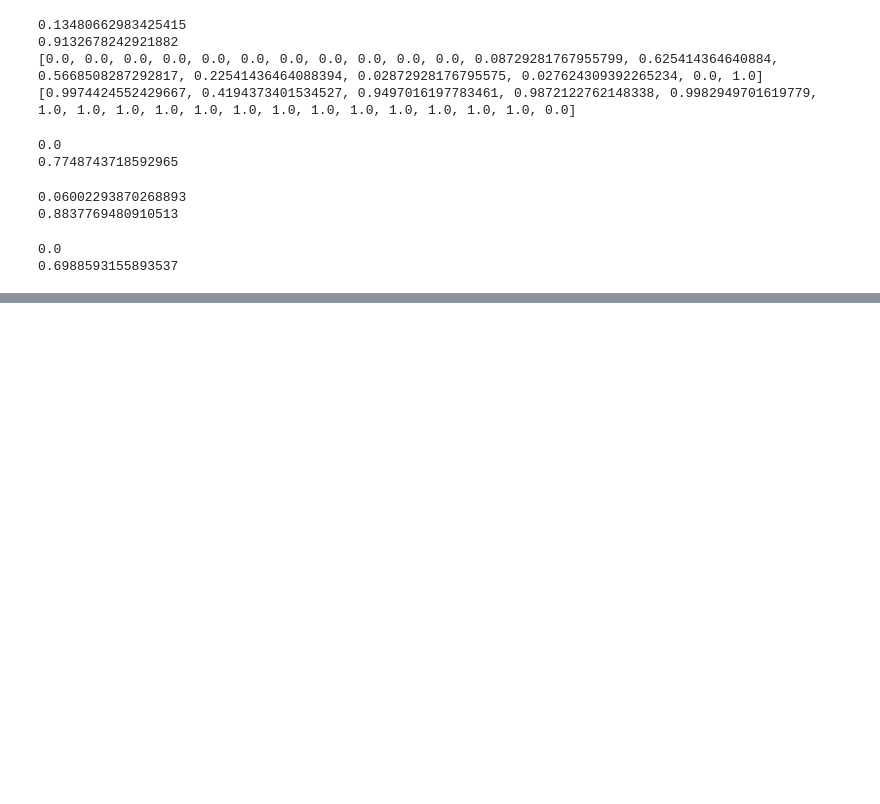
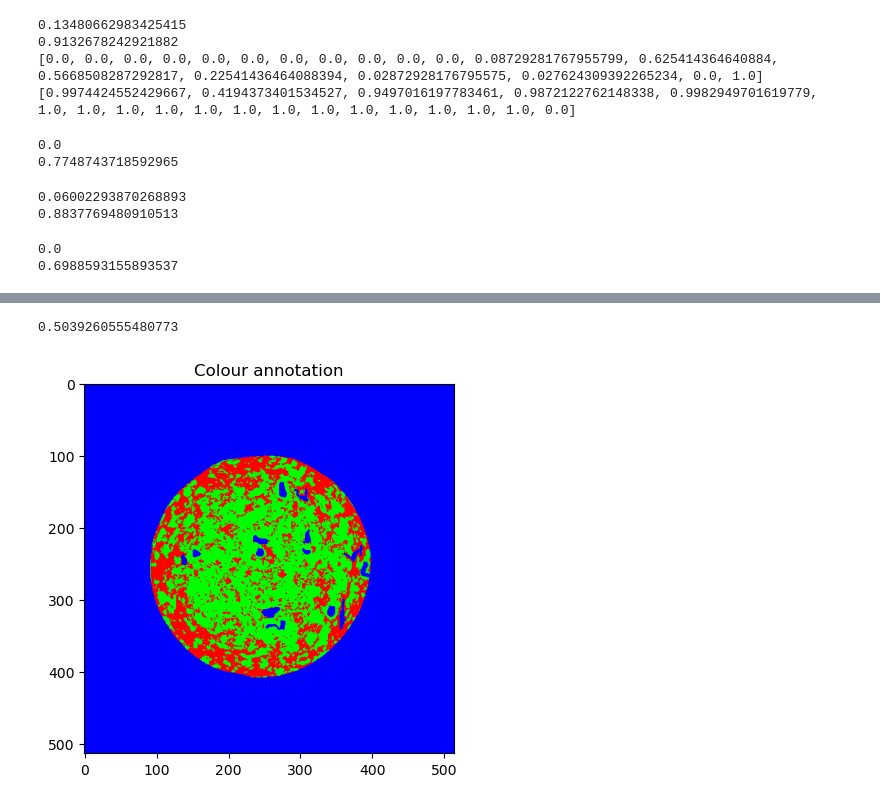
Before and after one commit to npeuker/MathModellingDTU, a Jupyter notebook: Salami/script.ipynb, the cells around one changed output, grey strips where cells are left out. Saved outputs shown, nothing was run; the diff lists cells and outputs as text; code cells hidden in the pictures; blank space fills up the shorter version.

Commit message:
training for each day and error rates for simple model

```diff
--- a/Salami/script.ipynb
+++ b/Salami/script.ipynb
@@ -910,0 +914,13 @@ print(np.mean(meatError28_2))
+# %%
+# perform computations above on day 1 using new helper functions
+import functions as func
+import helpFunctions as hf
+
+dirIn = '/Users/ninapeuker/Desktop/General_Engineering/6th semester 2023/02526 Mathematical Modeling/02526 Code/MathModellingDTU/Salami/data/'
+
+day = "06"
+
+multiIm, annotationIm = hf.loadMulti(f'multispectral_day{day}.mat' , f'annotation_day{day}.png', dirIn)
+# %%
+# compute means
+mu_fat,mu_meat = func.means(multiIm,annotationIm)
@@ -910,0 +937,16 @@ print(np.mean(meatError28_2))
+# %%
+# compute thresholds
+thresholds = func.thresholds(multiIm,mu_meat,mu_fat)
+# %%
+# compute error rates for the simple model
+bandErrorFat,bandErrorMeat = func.errorSimple(multiIm,annotationIm,thresholds)
+bandErrorFat,bandErrorMeat
+
+np.mean(bandErrorMeat)
+# %% [output]
+0.5039260555480773
+# %%
+# show image
+func.showClassificationSimple(multiIm,annotationIm,bandErrorFat,bandErrorMeat,thresholds)
+# %% [output]
+[figure, added]
```
Also changed, not shown: parts of 6 cells of this notebook, 2 other files.
